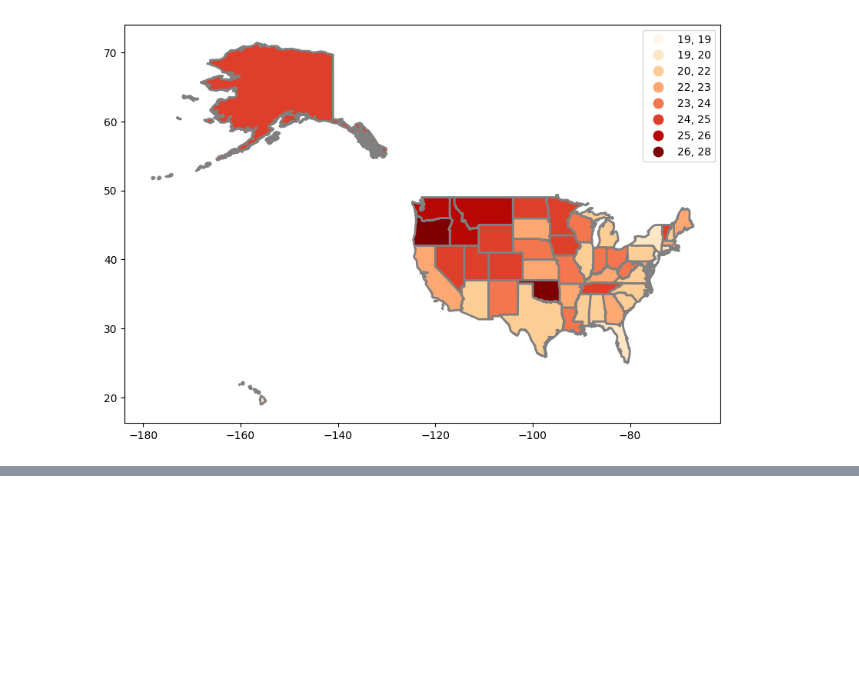
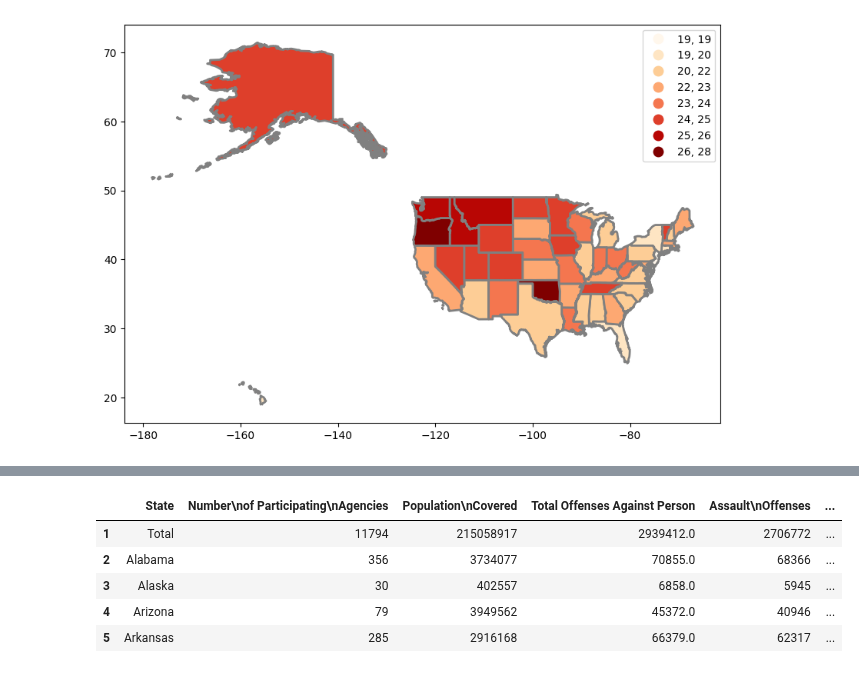
Before and after one commit to gauravshetty98/Analyzing-Statewise-Substance-Abuse-And-Its-Correalation, a Jupyter notebook: map_ps0.ipynb, the cells around one changed output, grey strips where cells are left out. Saved outputs shown, nothing was run; the diff lists cells and outputs as text; code cells hidden in the pictures; blank space fills up the shorter version.

```diff
--- a/map_ps0.ipynb
+++ b/map_ps0.ipynb
@@ -410,0 +526,12 @@ mental_health_map.plot(figsize=(10,12),column='18+',legend=True,cmap='OrRd',sche
+# %%
+crime_against_person.iloc[0,3] = "Total Offenses Against Person"
+crime_against_person.columns = crime_against_person.iloc[0,:]
+crime_against_person = crime_against_person.iloc[1:,:]
+crime_against_person.head()
+# %% [output]
+|  | State | Number\nof Participating\nAgencies | Population\nCovered | Total Offenses Against Person | Assault\nOffenses | ... |
+| 1 | Total | 11794 | 215058917 | 2939412.0 | 2706772 | ... |
+| 2 | Alabama | 356 | 3734077 | 70855.0 | 68366 | ... |
+| 3 | Alaska | 30 | 402557 | 6858.0 | 5945 | ... |
+| 4 | Arizona | 79 | 3949562 | 45372.0 | 40946 | ... |
+| 5 | Arkansas | 285 | 2916168 | 66379.0 | 62317 | ... |
```
Also changed, not shown: parts of 24 cells of this notebook.
